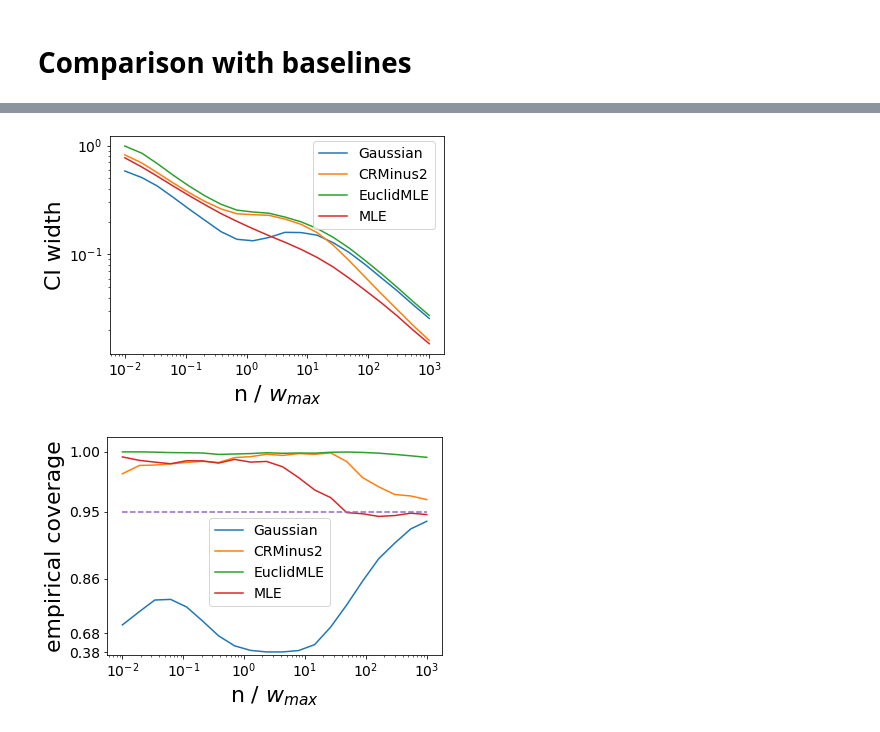
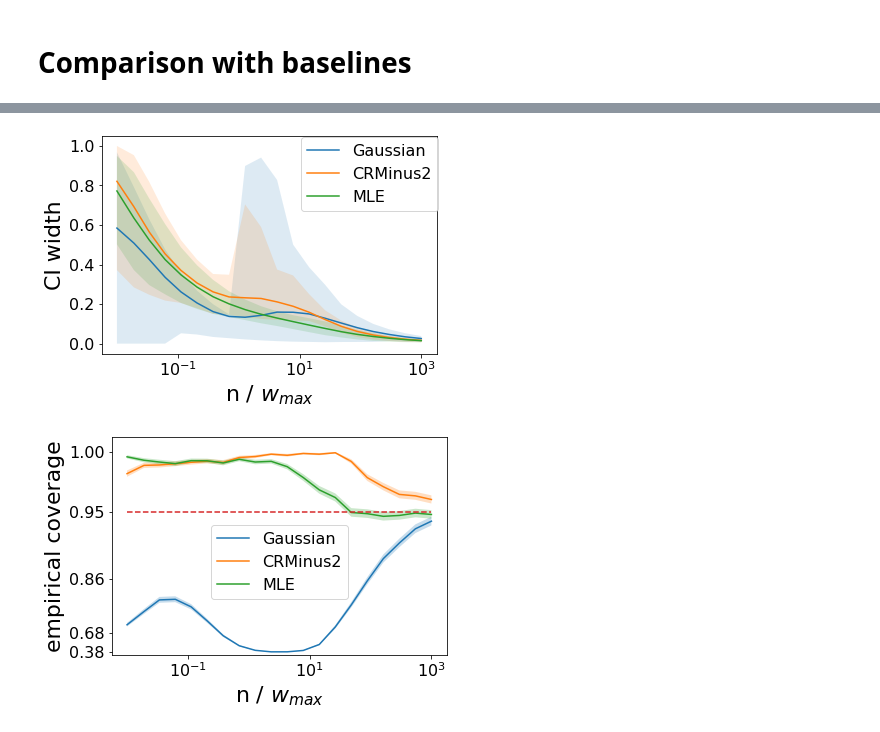
Before and after one commit to pmineiro/elfcb, a Jupyter notebook: EuclideanCI.ipynb, the cells around one changed output, grey strips where cells are left out. Cells and saved outputs as stored; diff of their text form; code cells hidden in the pictures.

Commit message:
euclidean ci watercolor plots

```diff
--- a/EuclideanCI.ipynb
+++ b/EuclideanCI.ipynb
@@ -303,7 +314,7 @@ class CITest:
             totsq = sum(c*(w*r - muhat)**2 for c, w, r in data)
             sigmahat = sqrt(totsq) / n
 
-            return max(0, muhat - scale*sigmahat), min(1, muhat + scale*sigmahat)
+            return max(0, min(1, muhat - scale*sigmahat)), max(0, min(1, muhat + scale*sigmahat))
 
     class CressieRead:
         def dualobjective(x, data, phi, n, lam):
@@ -596,7 +607,7 @@ class CITest:
             direct = CITest.Euclidean.DirectInterval(n, barw, barwsq, barwr, barwsqr, barwsqrsq, 0, wmax)
             return direct.solve(alpha)
 
-if True:
+if False:
     for mydata in [
         [(18, 0, 0), (1, 2, 1)],
 #         [(2, 1.0101010101010102, 1), (8, 0, 0)],
@@ -868,7 +882,7 @@ class FlassPlot:
 
         mscale.register_scale(FlassPlot.ExpScale)
 
-        SMALL_SIZE = 14
+        SMALL_SIZE = 16
         MEDIUM_SIZE = 22
         BIGGER_SIZE = 24
 
@@ -896,62 +910,78 @@ class FlassPlot:
     @staticmethod
     def pic(x, y, label):
         import matplotlib.pyplot as plt
-#         plt.semilogx(x, y, label=label)
+        plt.semilogx(x, y, label=label)
 
-        plt.loglog(x, y, label=label)
+        #plt.loglog(x, y, label=label)
         plt.legend()
 
     @staticmethod
     def axeslabel(xlabel, ylabel):
         import matplotlib.pyplot as plt
         plt.xlabel(xlabel)
         plt.ylabel(ylabel)
 
     @staticmethod
     def title(title):
         import matplotlib.pyplot as plt
         plt.title(title)
 
     @staticmethod
     def legend(**kwargs):
         import matplotlib.pyplot as plt
         plt.legend(**kwargs)
 
     @staticmethod
     def savefig(filename):
         import matplotlib.pyplot as plt
         plt.savefig(filename, bbox_inches='tight')
 
+    @staticmethod
+    def plt():
+        import matplotlib.pyplot as plt
+        return plt
+
 import pickle
-allres = pickle.load(open( "epsilongreedy_ci_allres.p", "rb" ) )
+allres = pickle.load(open( "epsilongreedy_ci_allres.euclidean.p", "rb" ) )
 
 renameit = { "Binomial CI": "Binomial", "Asymptotic Gaussian": "Gaussian", "MLE CI": "MLE", "Euclidean": "EuclidMLE" }
-skip = { "Binomial CI" : 1, }
+skip = { "Binomial CI", "Euclidean" }
 FlassPlot.forpaper()
 for name, res in allres:
     if name in skip:
         continue
-    FlassPlot.pic([ x[0] / wmax for x in res ], [ x[1]['width'] for x in res ], label=renameit.get(name, name))
-FlassPlot.legend(loc="center", bbox_to_anchor=[0.79,0.775])
+    x = [ x[0] for x in res ]
+    y = [ x[1]['width'] for x in res ]
+    ylo = [ x[1]['widthlo'] for x in res ]
+    yhi = [ x[1]['widthhi'] for x in res ]
+    FlassPlot.plt().semilogx(x, y, label=renameit.get(name, name))
+    FlassPlot.plt().fill_between(x, ylo, yhi, alpha=0.15)
+
+FlassPlot.legend(loc="center", bbox_to_anchor=[0.8,0.825])
 FlassPlot.axeslabel('n / $w_{max}$', 'CI width')
 # %% [output]
-[figure, old version]
+[figure, new version]
 # %%
 %matplotlib inline
 
 import pickle
 del allres
-allres = pickle.load(open( "epsilongreedy_ci_allres.p", "rb" ) )
+allres = pickle.load(open( "epsilongreedy_ci_allres.euclidean.p", "rb" ) )
 
 renameit = { "Binomial CI": "Binomial", "Asymptotic Gaussian": "Gaussian", "MLE CI": "MLE", "Euclidean": "EuclidMLE" }
-skip = { "Binomial CI" : 1, }
+skip = { "Binomial CI", "Euclidean" }
 FlassPlot.forpaper()
 for name, res in allres:
     if name in skip:
         continue
-    FlassPlot.exppic([ x[0] / wmax for x in res ], [ x[1]['coverage'] for x in res ], label=renameit.get(name,name), expscale=7.0)
-FlassPlot.exppic([ x[0] / wmax for x in res ], [ 0.95 for x in res ], label='_nolegend_', expscale=7.0, ls='dashed')
-FlassPlot.legend(loc="center", bbox_to_anchor=[0.485,0.425])
+    x = [ x[0] for x in res ]
+    y = [ x[1]['cov'] for x in res ]
+    ylo = [ x[1]['cov'] - 1.96 * x[1]['covstd'] for x in res ]
+    yhi = [ x[1]['cov'] + 1.96 * x[1]['covstd'] for x in res ]
+    FlassPlot.exppic(x, y, label=renameit.get(name, name), expscale=7.0)
+    FlassPlot.plt().fill_between(x, ylo, yhi, alpha=0.25)
+FlassPlot.exppic([ x[0] for x in res ], [ 0.95 for x in res ], label='_nolegend_', expscale=7.0, ls='dashed')
+FlassPlot.legend(loc="center", bbox_to_anchor=[0.5,0.425])
 FlassPlot.axeslabel('n / $w_{max}$', 'empirical coverage')
 # %% [output]
-[figure, old version]
+[figure, new version]
```
Also changed, not shown: parts of 8 cells of this notebook, 2 other files.
